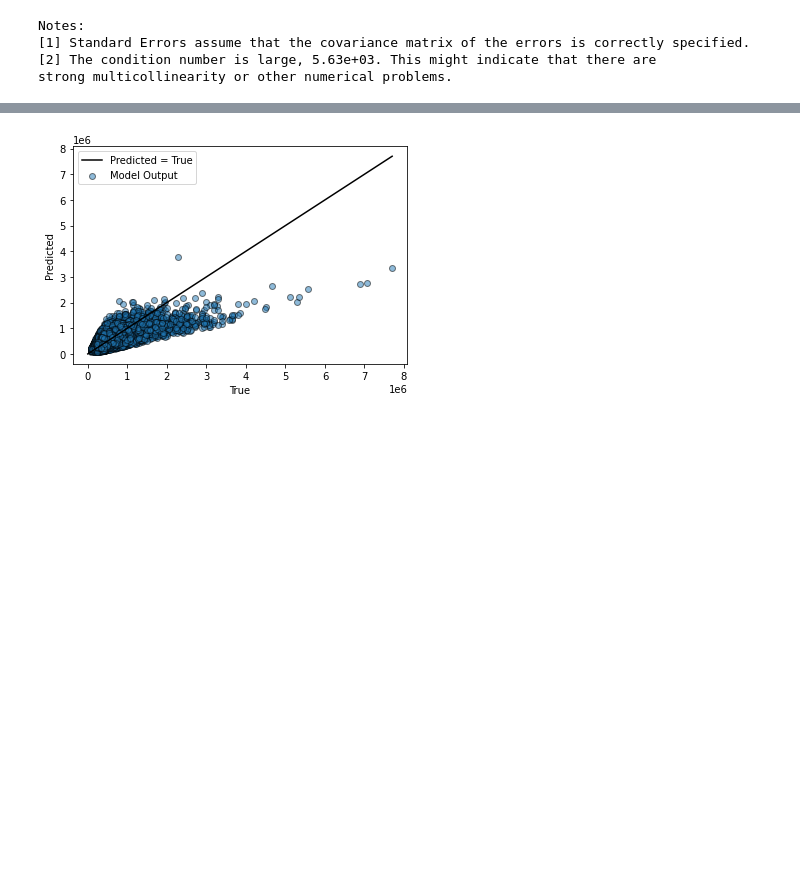
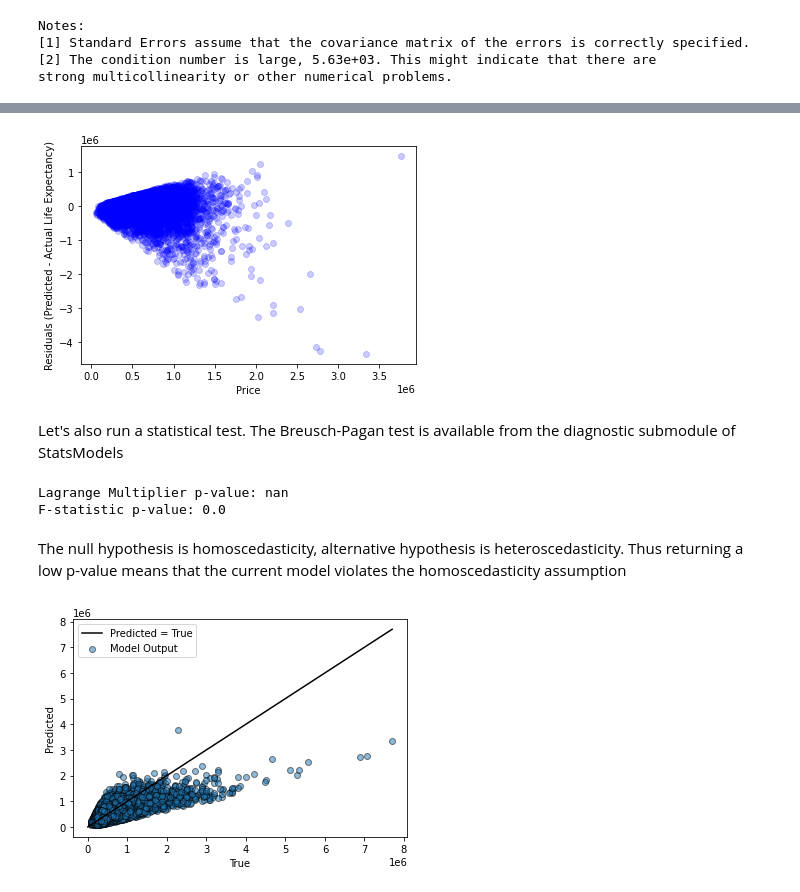
Before and after one commit to reynoso811/Housing_Market_Analysis, a Jupyter notebook: First_Notebook.ipynb, the cells around one changed output, grey strips where cells are left out. Drawn from its saved outputs; the diff is of its cells as text; code cells hidden in the pictures; blank space fills up the shorter version.

```diff
--- a/First_Notebook.ipynb
+++ b/First_Notebook.ipynb
@@ -175,3 +219,24 @@ strong multicollinearity or other numerical problems.
+# %%
+y = fsm_df["price"]
+y_hat = fsm_results.predict()
+# %%
+fig2, ax2 = plt.subplots()
+ax2.set(xlabel="Price",
+        ylabel="Residuals (Predicted - Actual Life Expectancy)")
+ax2.scatter(x=y_hat, y=y_hat-y, color="blue", alpha=0.2);
+# %% [output]
+[figure, added]
+# %% [markdown]
+Let's also run a statistical test. The Breusch-Pagan test is available from the diagnostic submodule of StatsModels
+# %%
+lm, lm_p_value, fvalue, f_p_value = het_breuschpagan(y-y_hat, fsm_df[["price"]])
+print("Lagrange Multiplier p-value:", lm_p_value)
+print("F-statistic p-value:", f_p_value)
+# %% [output]
+Lagrange Multiplier p-value: nan
+F-statistic p-value: 0.0
+# %% [markdown]
+The null hypothesis is homoscedasticity, alternative hypothesis is heteroscedasticity.  Thus returning a low p-value means that the current model violates the homoscedasticity assumption
 # %%
 preds = fsm_results.predict()
 # %%
```
Also changed, not shown: parts of 17 cells of this notebook.
